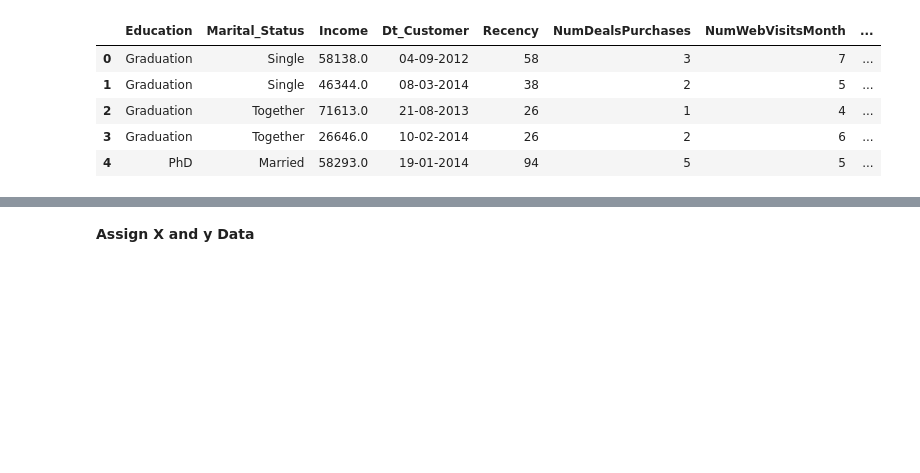
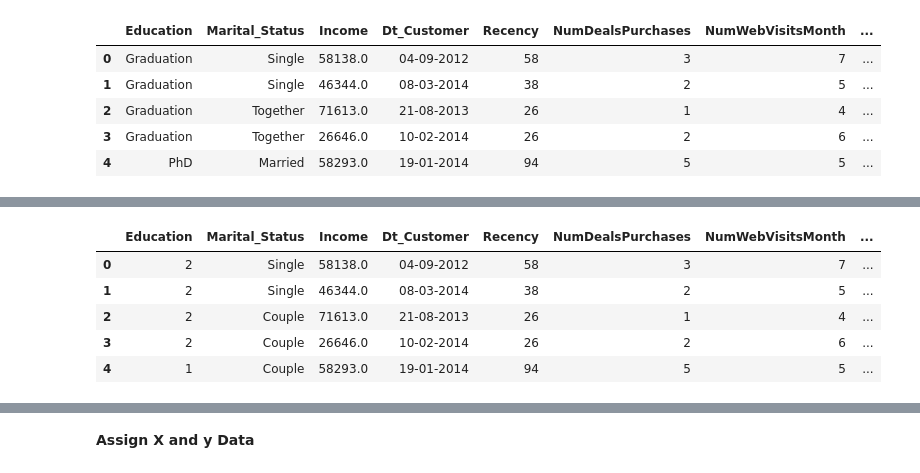
Before and after one commit to fgith/data-science, a Jupyter notebook: logistic-regression/logistic_regression_customerpersonality.ipynb, the cells around one changed output, grey strips where cells are left out. Cells and saved outputs as stored; diff of their text form; code cells hidden in the pictures; blank space fills up the shorter version.

```diff
--- a/logistic-regression/logistic_regression_customerpersonality.ipynb
+++ b/logistic-regression/logistic_regression_customerpersonality.ipynb
@@ -95,0 +114,20 @@ df.head()
+# %%
+from sklearn.preprocessing import OneHotEncoder, LabelEncoder
+
+label_encoder = LabelEncoder()
+df['Education'] = df[['Education']].apply(label_encoder.fit_transform)
+
+one_hot_encoder = OneHotEncoder()
+df1 = one_hot_encoder.fit_transform(df[['Marital_Status']]).toarray()
+
+encodings = pd.DataFrame(columns = one_hot_encoder.categories_, data = df1)
+
+df = pd.concat([df,encodings] , axis=1)
+df.head()
+# %% [output]
+|  | Education | Marital_Status | Income | Dt_Customer | Recency | NumDealsPurchases | NumWebVisitsMonth | ... |
+| 0 | 2 | Single | 58138.0 | 04-09-2012 | 58 | 3 | 7 | ... |
+| 1 | 2 | Single | 46344.0 | 08-03-2014 | 38 | 2 | 5 | ... |
+| 2 | 2 | Couple | 71613.0 | 21-08-2013 | 26 | 1 | 4 | ... |
+| 3 | 2 | Couple | 26646.0 | 10-02-2014 | 26 | 2 | 6 | ... |
+| 4 | 1 | Couple | 58293.0 | 19-01-2014 | 94 | 5 | 5 | ... |
```
Also changed, not shown: parts of 5 cells of this notebook.
